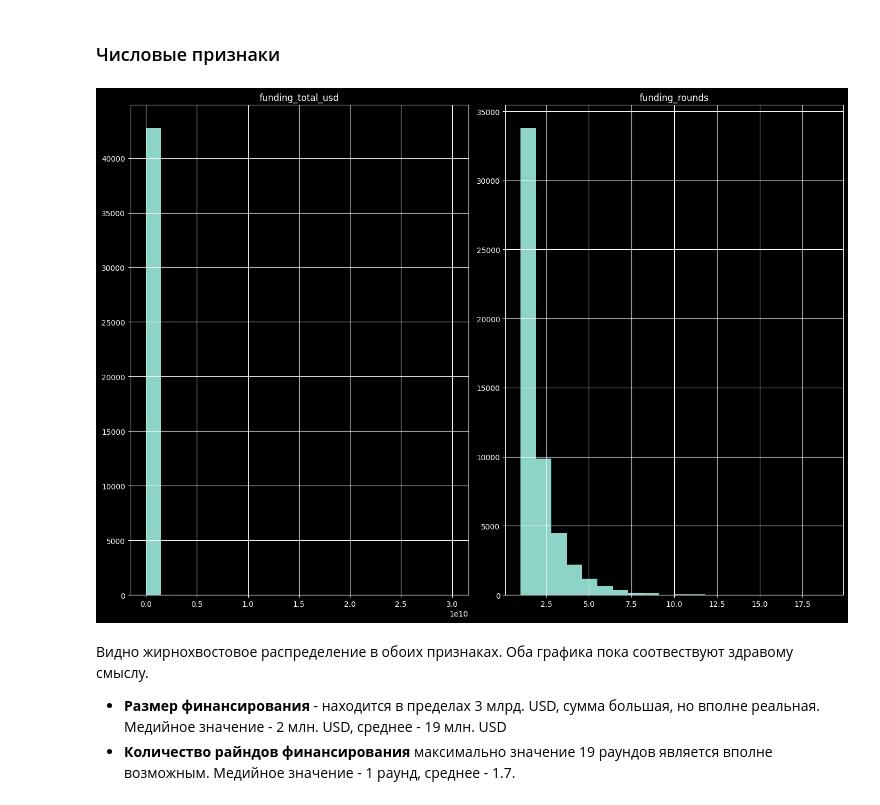
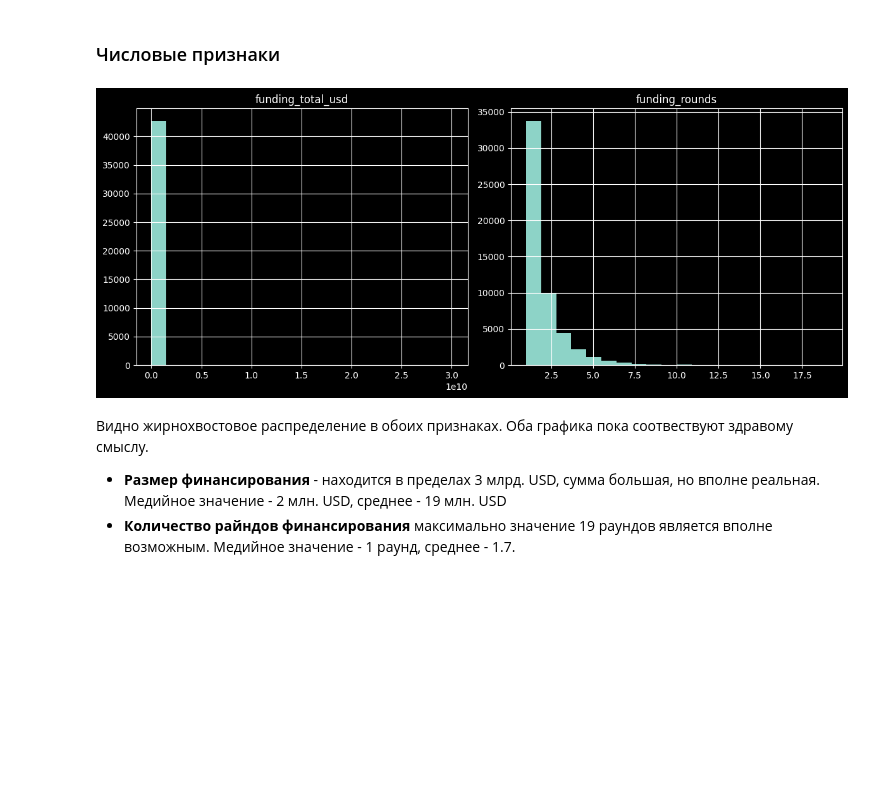
Before and after one commit to FedorSafonov/Predicting-the-success-of-startups, a Jupyter notebook: test.ipynb, the cells around one changed output. Drawn from its saved outputs; the diff is of its cells as text; code cells hidden in the pictures; blank space fills up the shorter version.

```diff
--- a/test.ipynb
+++ b/test.ipynb
@@ -92,11 +104,11 @@ skimpy.skim(df)
 # %%
 numeric_columns = df.select_dtypes(include=['int64', 'float64']).columns
 
-df[numeric_columns].hist(bins=20, figsize=(14, 10))
+df[numeric_columns].hist(bins=20, figsize=(12, 5))
 plt.tight_layout()
 plt.show()
 # %% [output]
-[figure, old version]
+[figure, new version]
 # %% [markdown]
 Видно жирнохвостовое распределение в обоих признаках. Оба графика пока соотвествуют здравому смыслу.
 - **Размер финансирования** - находится в пределах 3 млрд. USD, сумма большая, но вполне реальная. Медийное значение - 2 млн. USD, среднее - 19 млн. USD
```
Also changed, not shown: parts of 57 cells of this notebook.
